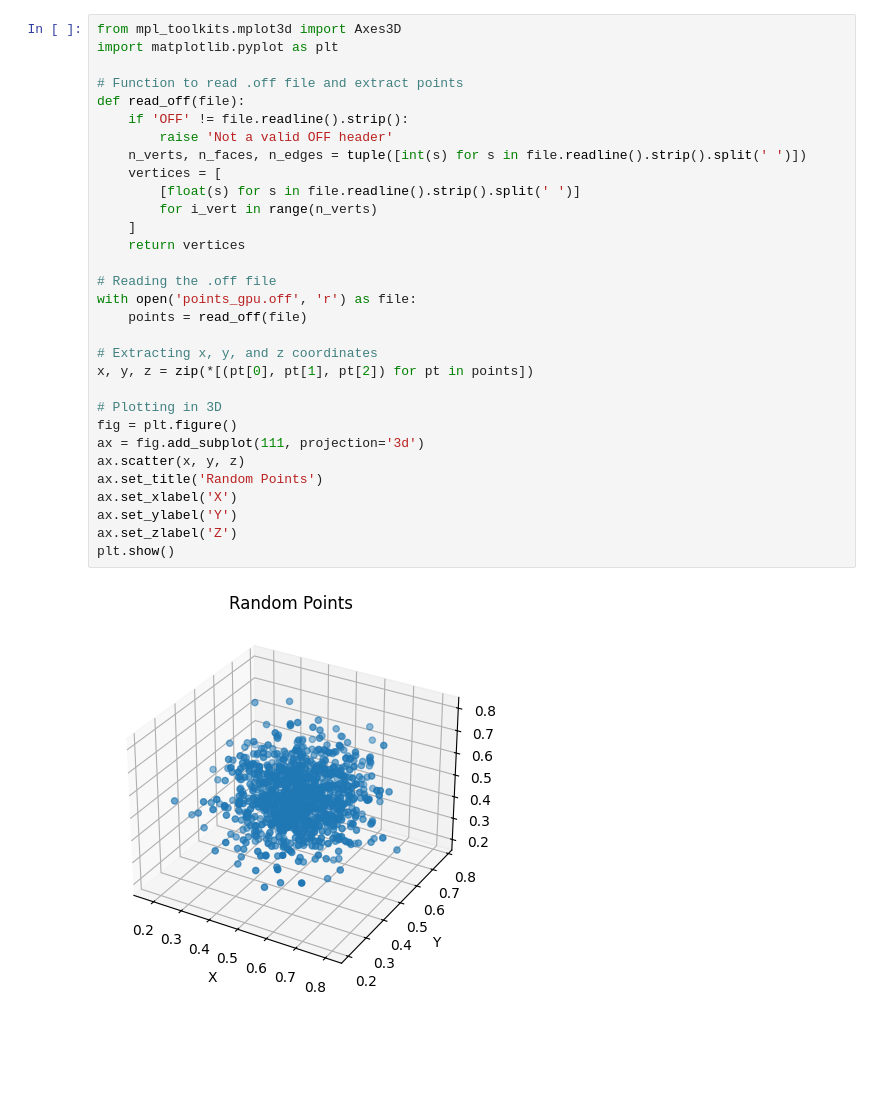
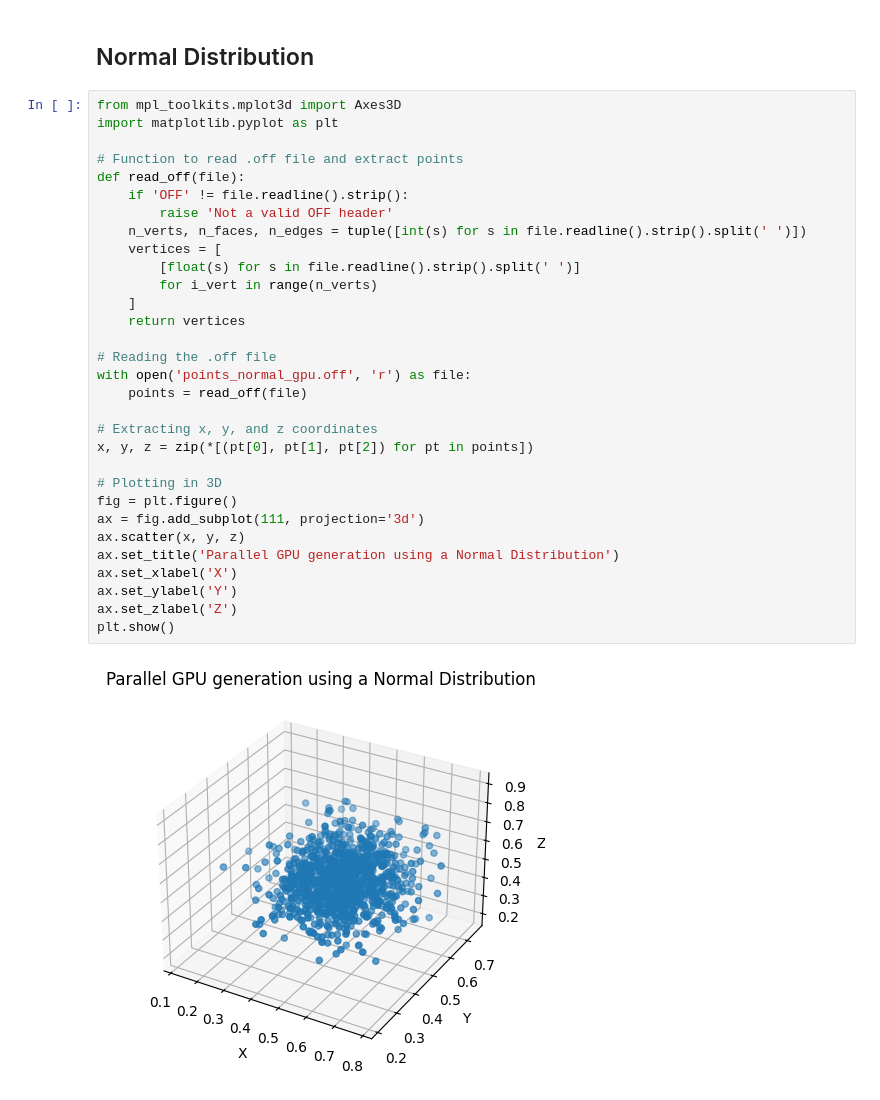
Before and after one commit to rcarrascoc/GPU-random-generator, a Jupyter notebook: 3D/plot_random_points.ipynb, the cells around one changed output. Saved outputs shown, nothing was run; the diff lists cells and outputs as text; blank space fills up the shorter version.

Commit message:
Add examples and plots

```diff
--- a/3D/plot_random_points.ipynb
+++ b/3D/plot_random_points.ipynb
@@ -1,33 +5,35 @@
+# %% [markdown]
+## Normal Distribution
 # %%
 from mpl_toolkits.mplot3d import Axes3D
 import matplotlib.pyplot as plt
 
 # Function to read .off file and extract points
 def read_off(file):
     if 'OFF' != file.readline().strip():
         raise 'Not a valid OFF header'
     n_verts, n_faces, n_edges = tuple([int(s) for s in file.readline().strip().split(' ')])
     vertices = [
         [float(s) for s in file.readline().strip().split(' ')]
         for i_vert in range(n_verts)
     ]
     return vertices
 
 # Reading the .off file
-with open('points_gpu.off', 'r') as file:
+with open('points_normal_gpu.off', 'r') as file:
     points = read_off(file)
 
 # Extracting x, y, and z coordinates
 x, y, z = zip(*[(pt[0], pt[1], pt[2]) for pt in points])
 
 # Plotting in 3D
 fig = plt.figure()
 ax = fig.add_subplot(111, projection='3d')
 ax.scatter(x, y, z)
-ax.set_title('Random Points')
+ax.set_title('Parallel GPU generation using a Normal Distribution')
 ax.set_xlabel('X')
 ax.set_ylabel('Y')
 ax.set_zlabel('Z')
 plt.show()
 # %% [output]
-[figure, old version]
+[figure, new version]
```
Also changed, not shown: parts of 10 cells of this notebook, 21 other files.
